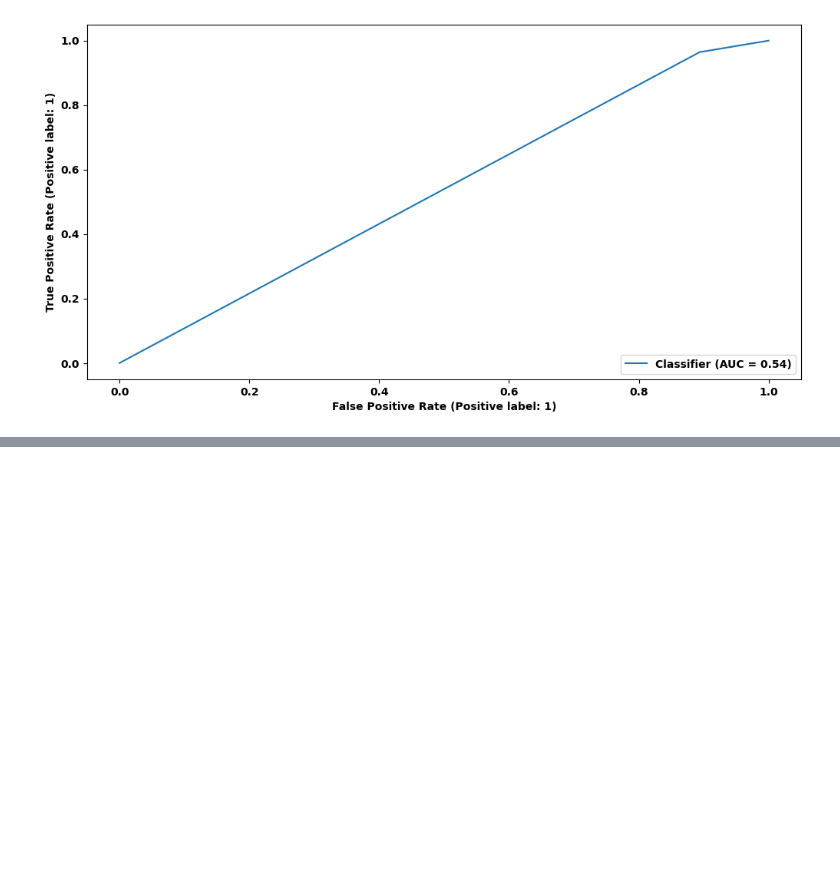
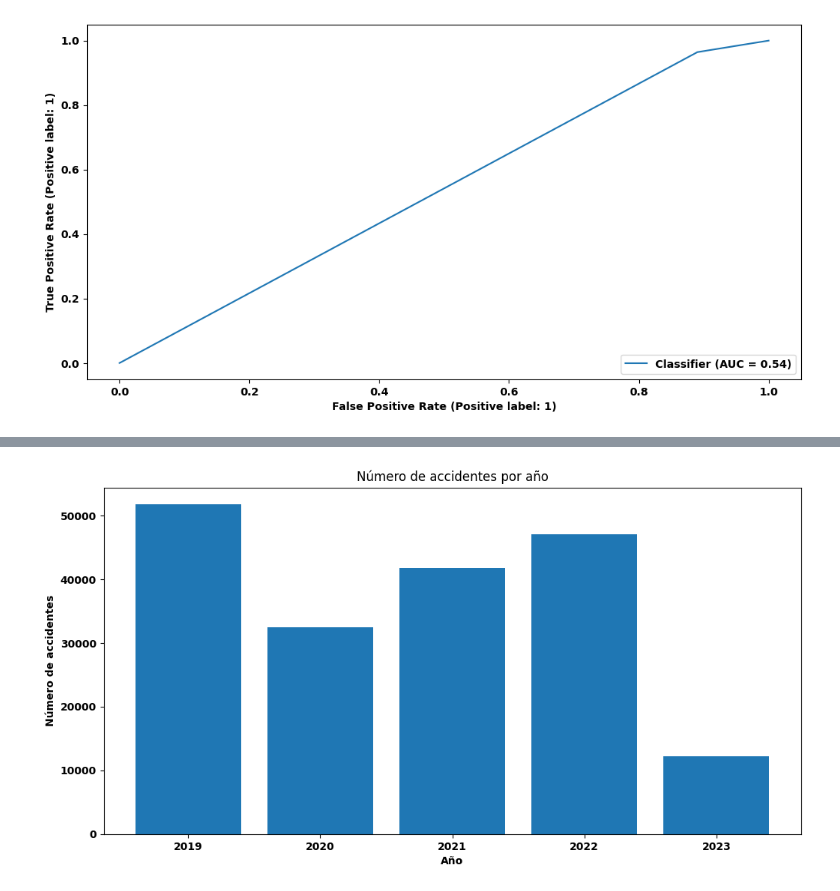
Before and after one commit to davidruiiz/proyecto_CONVIVE, a Jupyter notebook: notebooks/Proyecto_CONVIVE.ipynb, the cells around one changed output, grey strips where cells are left out. Cells and saved outputs as stored; diff of their text form; code cells hidden in the pictures; blank space fills up the shorter version.

```diff
--- a/notebooks/Proyecto_CONVIVE.ipynb
+++ b/notebooks/Proyecto_CONVIVE.ipynb
@@ -1133,0 +1162,22 @@ Name: count, dtype: int64
+# %%
+import pandas as pd
+import matplotlib.pyplot as plt
+
+# Leer el archivo CSV
+datos = pd.read_csv('../data/2019-2023_Accidentalidad.csv', sep=';' , on_bad_lines='skip')
+
+# Obtener el año de la fecha del accidente
+datos['año'] = pd.to_datetime(datos['fecha']).dt.year
+
+# Contar el número de accidentes por año
+accidentes_por_año = datos['año'].value_counts().sort_index()
+
+# Gráfico de barras del número de accidentes por año
+plt.bar(accidentes_por_año.index, accidentes_por_año.values)
+plt.title('Número de accidentes por año')
+plt.xlabel('Año')
+plt.ylabel('Número de accidentes')
+plt.xticks(accidentes_por_año.index)
+plt.show()
+# %% [output]
+[figure, added]
```
Also changed, not shown: parts of 44 cells of this notebook, 1 other file.
